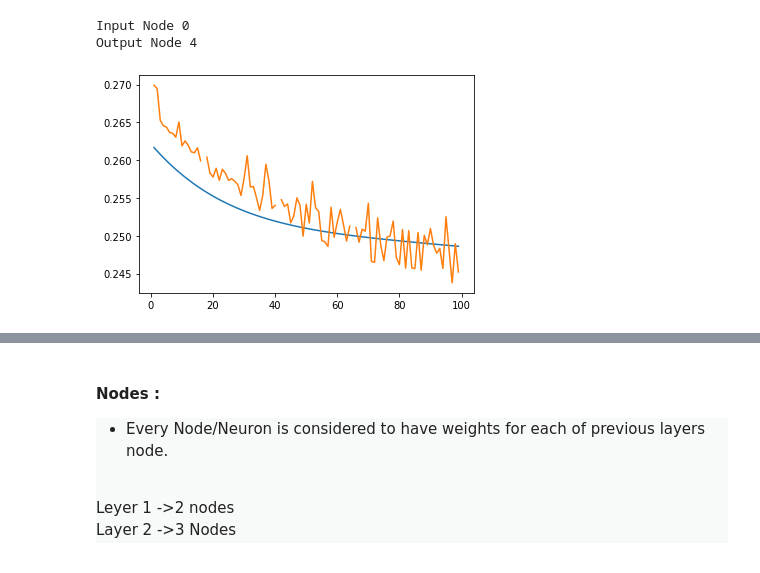
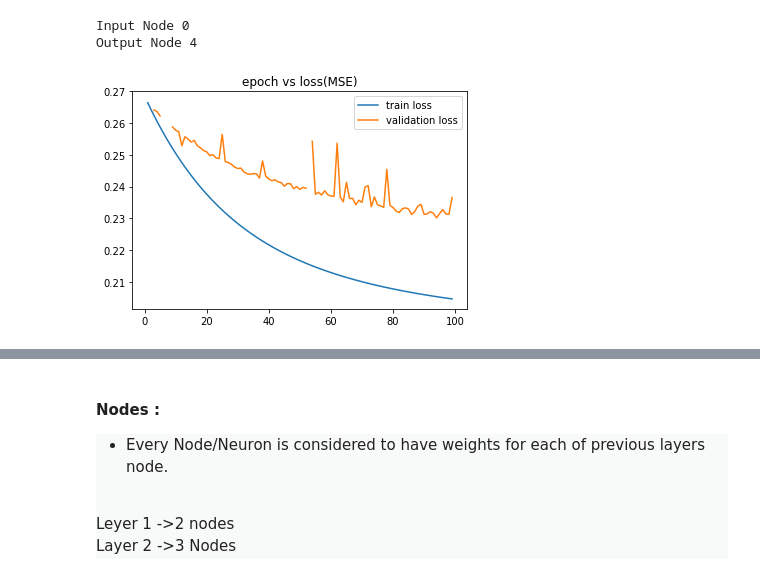
Before and after one commit to irfanhasib0/Machine-Learning, a Jupyter notebook: Machine_Learning_Algo_From_Scratch/ANN_From_Scratch_modular_class-exp.ipynb, the cells around one changed output, grey strips where cells are left out. Saved outputs shown, nothing was run; the diff lists cells and outputs as text; code cells hidden in the pictures.

```diff
--- a/Machine_Learning_Algo_From_Scratch/ANN_From_Scratch_modular_class-exp.ipynb
+++ b/Machine_Learning_Algo_From_Scratch/ANN_From_Scratch_modular_class-exp.ipynb
@@ -25,8 +26,7 @@ df.head()
 | 992 | 0.401243 | 0.520712 | 0.177651 | 0.733100 | 1 |
 | 576 | 0.531232 | 0.892062 | 0.176100 | 0.401884 | 0 |
 # %%
-n_train=int(N*0.8)
-n_val=int(N*0.2)
+n_train=int(N*0.85)
 _train_df=df.loc[:n_train]
 _val_df=df.loc[n_train:]
 
@@ -221,11 +221,14 @@ _error[epoch,1]=val_err
 #print(sigmoid_deriv(.93))
 # %%
 plt.plot(_epoch[0:],_error[0:])
+plt.savefig(dataset+' ann_loss')
+plt.title('epoch vs loss(MSE)')
+plt.legend(['train loss','validation loss'])
 plt.show()
 #_,v=for_prop(net,X.T)
 #print(v)
 # %% [output]
-[figure, old version]
+[figure, new version]
 # %%
 _,ret=for_prop(net,_val_X.T)
 ret=ret.reshape(-1).copy()
```
Also changed, not shown: parts of 9 cells of this notebook, 2 other files.
